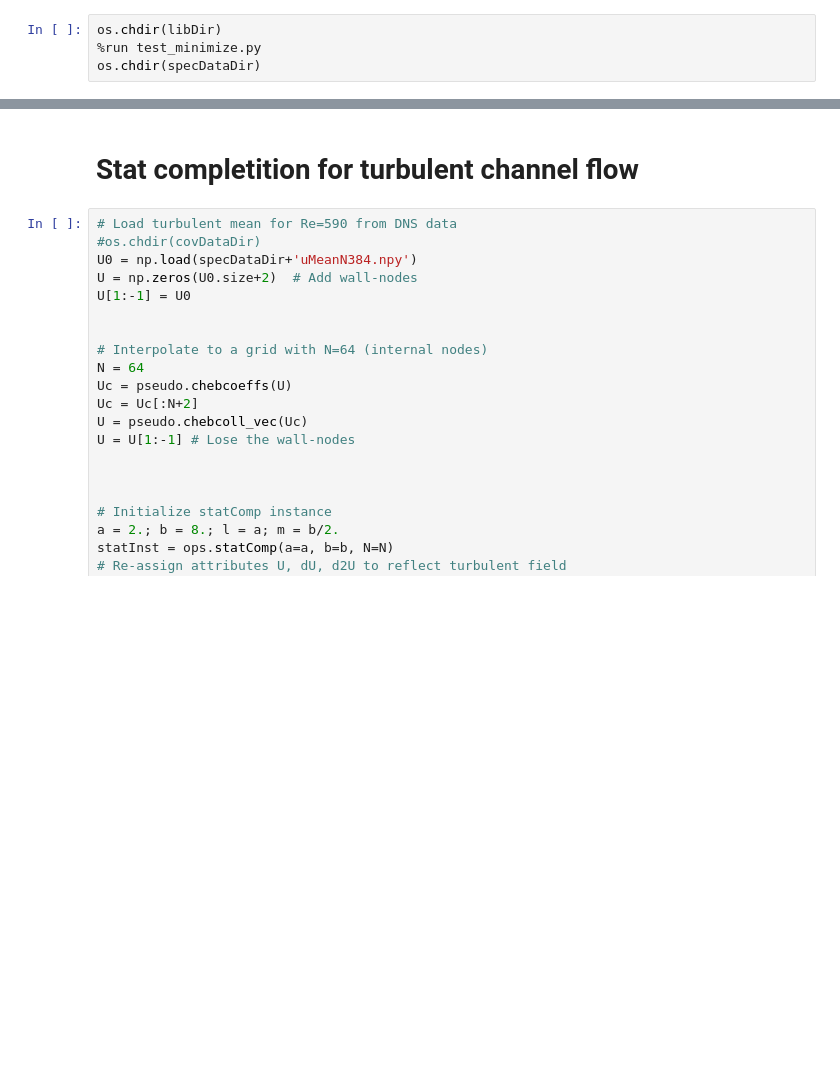
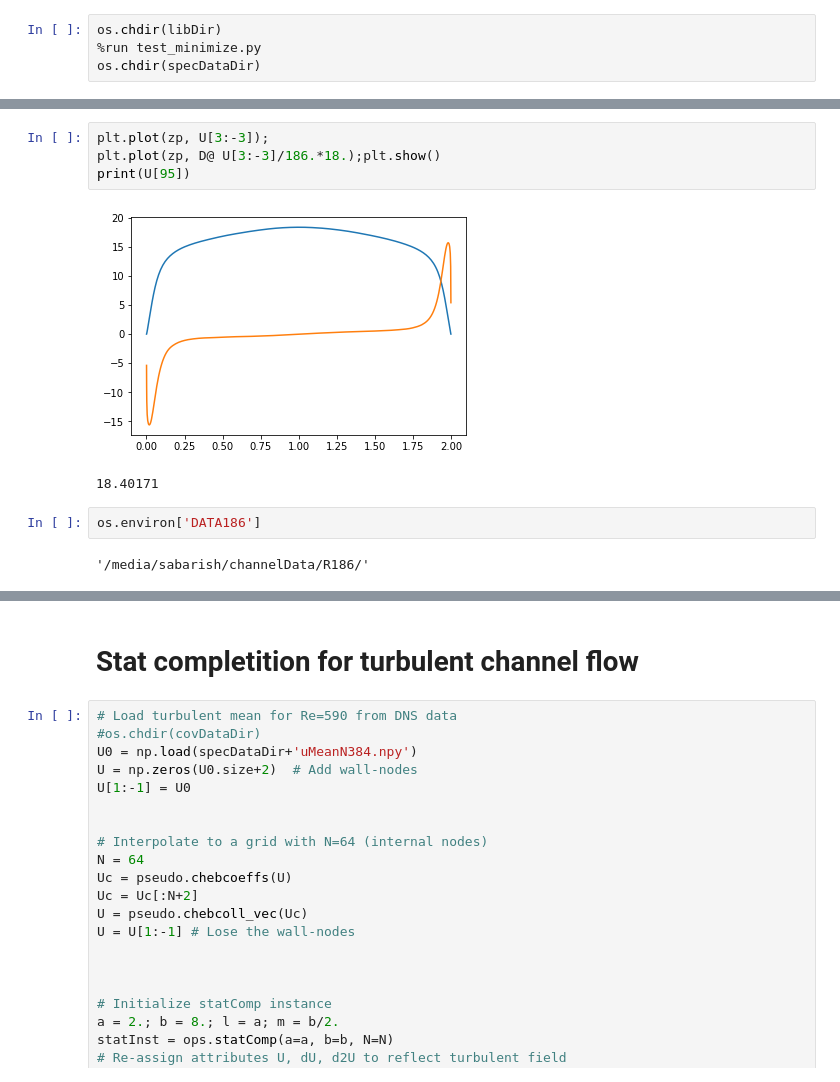
Before and after one commit to saba-vadarevu/Linear-Coherent-Structures-in-Channel-flows, a Jupyter notebook: library/statisticCompletion.ipynb, the cells around one changed output, grey strips where cells are left out. Drawn from its saved outputs; the diff is of its cells as text; blank space fills up the shorter version.

```diff
--- a/library/statisticCompletion.ipynb
+++ b/library/statisticCompletion.ipynb
@@ -29,0 +153,11 @@ os.chdir(specDataDir)
+# %%
+plt.plot(zp, U[3:-3]);
+plt.plot(zp, D@ U[3:-3]/186.*18.);plt.show()
+print(U[95])
+# %% [output]
+[figure, added]
+18.40171
+# %%
+os.environ['DATA186']
+# %% [output]
+'/media/sabarish/channelData/R186/'
```
Also changed, not shown: parts of 23 cells of this notebook, 2 other files.
